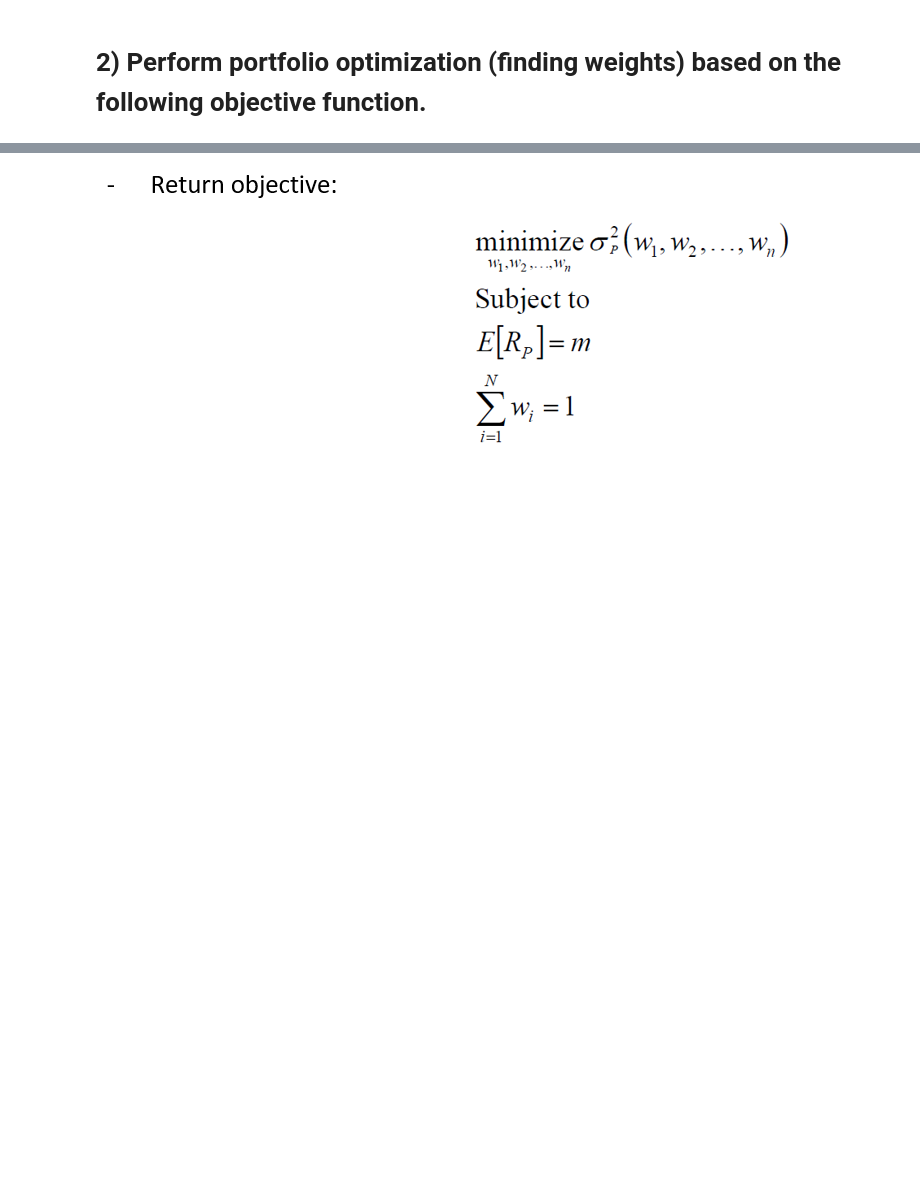
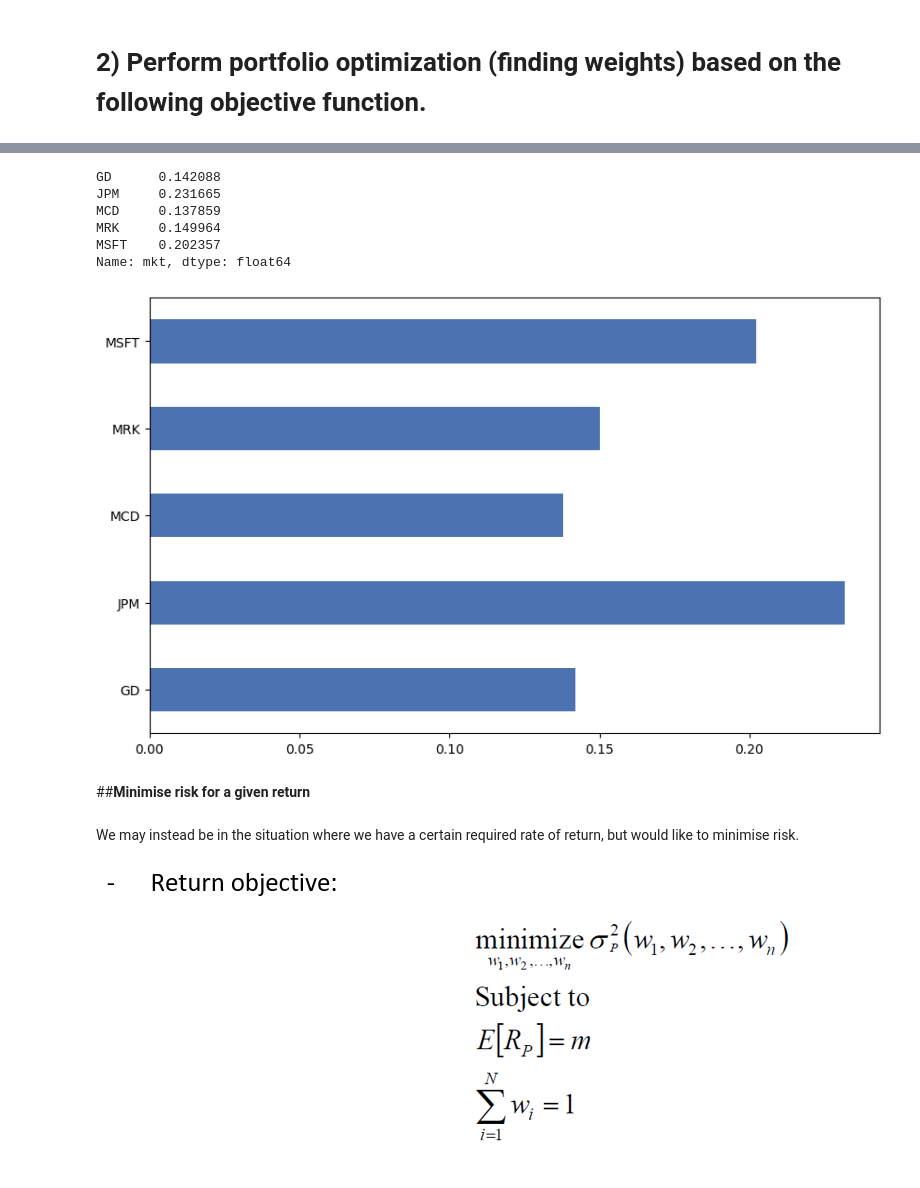
Before and after one commit to AlienX77-cmd/Computational-Finance, a Jupyter notebook: Computational_Finance_Homework_4_Portfolio_Optimization_Programing_6310505688_Kittipak.ipynb, the cells around one changed output, grey strips where cells are left out. Cells and saved outputs as stored; diff of their text form; code cells hidden in the pictures; blank space fills up the shorter version.

```diff
--- a/Computational_Finance_Homework_4_Portfolio_Optimization_Programing_6310505688_Kittipak.ipynb
+++ b/Computational_Finance_Homework_4_Portfolio_Optimization_Programing_6310505688_Kittipak.ipynb
@@ -175,2 +252,22 @@ df_MSFT.head(5)
+# %%
+from pypfopt import expected_returns
+
+mu = expected_returns.capm_return(adj_prices)
+mu
+# %% [output]
+GD      0.142088
+JPM     0.231665
+MCD     0.137859
+MRK     0.149964
+MSFT    0.202357
+Name: mkt, dtype: float64
+# %%
+mu.plot.barh(figsize=(10,6));
+# %% [output]
+[figure, added]
+# %% [markdown]
+##**Minimise risk for a given return**
+# %% [markdown]
+We may instead be in the situation where we have a certain required rate of return, but would like to minimise risk.
 # %% [markdown]
 ![HW 4 Return Constraint.png](embedded-picture-1)
```
Also changed, not shown: parts of 25 cells of this notebook.
